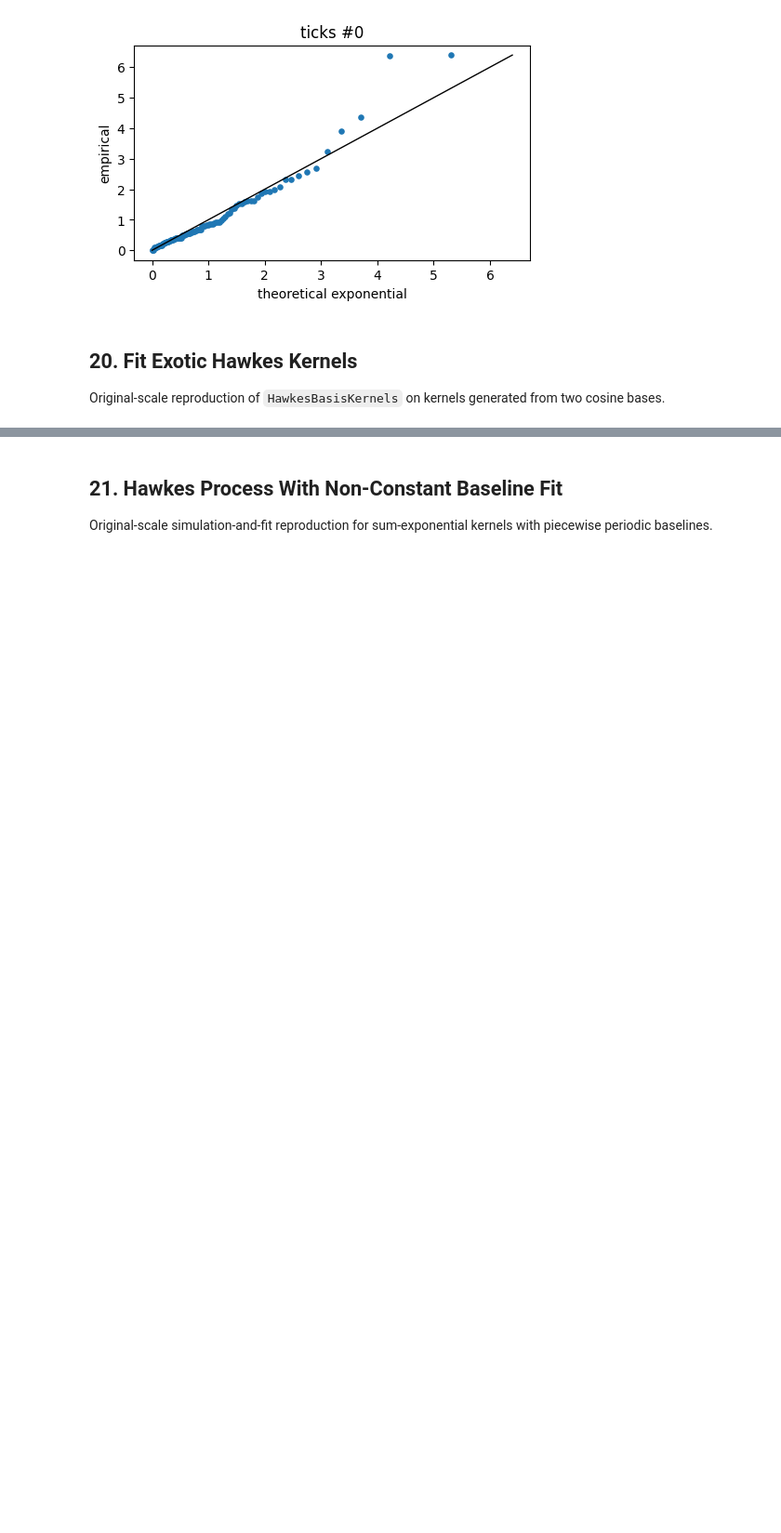
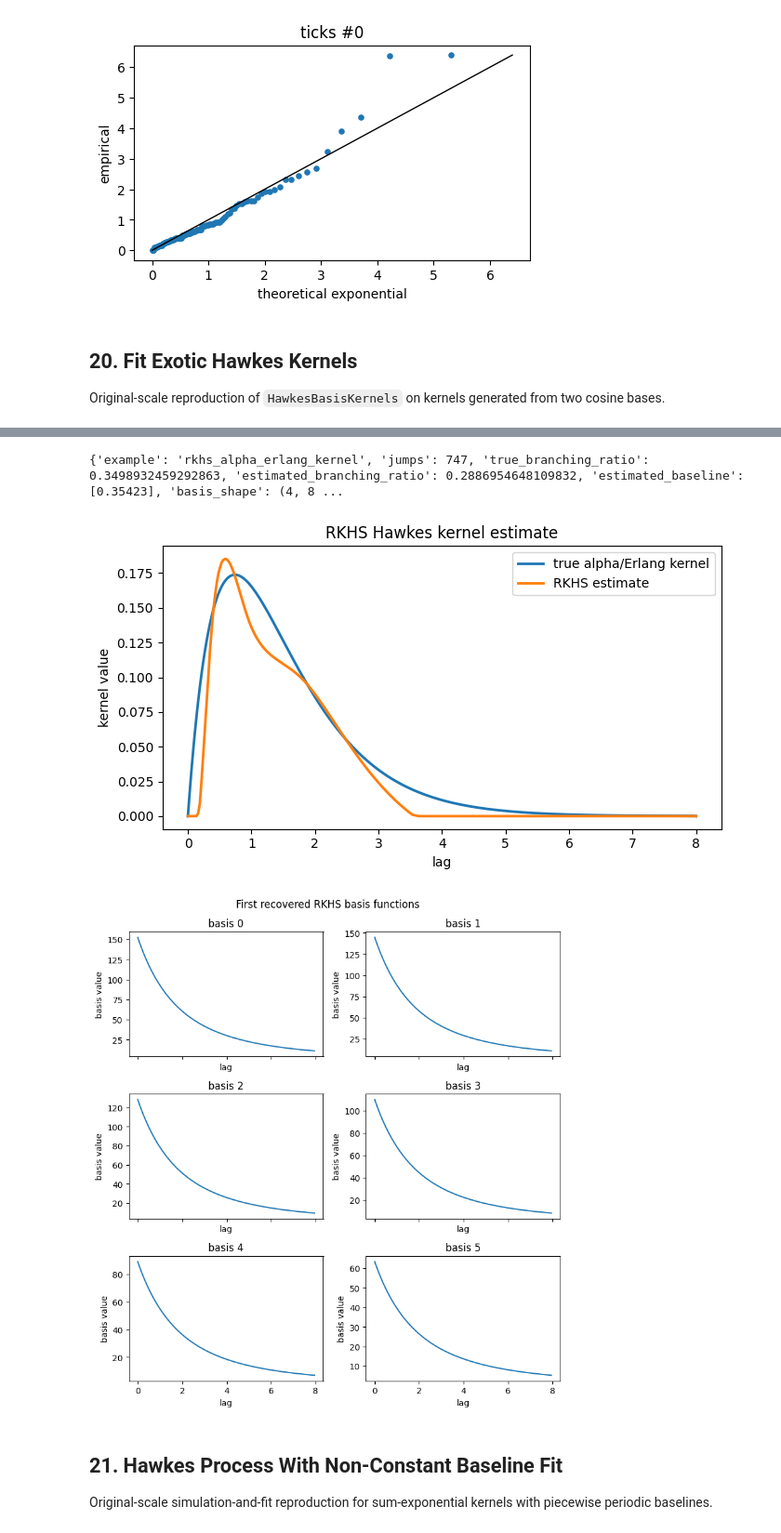
Before and after one commit to luisivanhr/hawkes-tools, a Jupyter notebook: examples/gallery_reproduction.ipynb, the cells around one changed output, grey strips where cells are left out. Shown at 93% size. Saved outputs shown, nothing was run; the diff lists cells and outputs as text; code cells hidden in the pictures; blank space fills up the shorter version.

Commit message:
Add RKHS Hawkes estimator to docs and gallery

```diff
--- a/examples/gallery_reproduction.ipynb
+++ b/examples/gallery_reproduction.ipynb
@@ -782,3 +788,68 @@ show_fig(fig_basis)
+# %%
+def alpha_erlang_kernel_values(t, branching_ratio, decay):
+    t = np.asarray(t, dtype=float)
+    return branching_ratio * decay**2 * t * np.exp(-decay * t)
+
+
+rkhs_kernel_support = 8.0
+rkhs_branching_ratio = 0.35
+rkhs_decay = 1.35
+rkhs_baseline = 0.35
+rkhs_kernel_grid = np.linspace(0.0, rkhs_kernel_support, 400)
+rkhs_true_values = alpha_erlang_kernel_values(rkhs_kernel_grid, rkhs_branching_ratio, rkhs_decay)
+rkhs_true_values[-1] = 0.0
+rkhs_true_kernel = HawkesKernelTimeFunc(
+    TimeFunction(
+        (rkhs_kernel_grid, rkhs_true_values),
+        border_type=TimeFunction.Border0,
+        inter_mode=TimeFunction.InterLinear,
+    )
+)
+rkhs_hawkes = SimuHawkes(
+    baseline=[rkhs_baseline],
+    kernels=[[rkhs_true_kernel]],
+    end_time=1500.0,
+    seed=20260706,
+    verbose=False,
+)
+rkhs_hawkes.simulate()
+rkhs_learner = RKHSHawkes(
+    kernel_support=rkhs_kernel_support,
+    bandwidth=0.25,
+    covariance_spline_order=1,
+    rkhs_grid_size=151,
+    rkhs_basis_size=12,
+    quadrature_size=48,
+    ridge=1e-6,
+).fit(rkhs_hawkes.timestamps, end_times=rkhs_hawkes.end_time)
+
+rkhs_plot_grid = np.linspace(0.0, rkhs_kernel_support, 300)
+fig_kernel, ax = plt.subplots(figsize=(7, 4))
+ax.plot(rkhs_plot_grid, rkhs_true_kernel.get_values(rkhs_plot_grid), label="true alpha/Erlang kernel", lw=2)
+ax.plot(rkhs_plot_grid, rkhs_learner.get_kernel_values(0, 0, rkhs_plot_grid), label="RKHS estimate", lw=2)
+ax.set_xlabel("lag")
+ax.set_ylabel("kernel value")
+ax.set_title("RKHS Hawkes kernel estimate")
+ax.legend(loc="best")
+fig_kernel.tight_layout()
+
+fig_basis = rkhs_learner.plot_basis_functions(3, layout="grid", show=False)
+fig_basis.suptitle("First recovered RKHS basis functions", y=1.02)
+
+record(
+    "rkhs_alpha_erlang_kernel",
+    jumps=rkhs_hawkes.n_total_jumps,
+    true_branching_ratio=rkhs_true_kernel.get_norm(),
+    estimated_branching_ratio=rkhs_learner.branching_ratio,
+    estimated_baseline=rkhs_learner.baseline,
+    basis_shape=rkhs_learner.recover_basis_functions(3)[1].shape,
+)
+show_fig(fig_kernel)
+show_fig(fig_basis)
+# %% [output]
+{'example': 'rkhs_alpha_erlang_kernel', 'jumps': 747, 'true_branching_ratio': 0.3498932459292863, 'estimated_branching_ratio': 0.2886954648109832, 'estimated_baseline': [0.35423], 'basis_shape': (4, 8 ...
+[figure, added]
+[figure, added]
 # %% [markdown]
 ## 21. Hawkes Process With Non-Constant Baseline Fit
 
```
Also changed, not shown: parts of 5 cells of this notebook, 10 other files.
